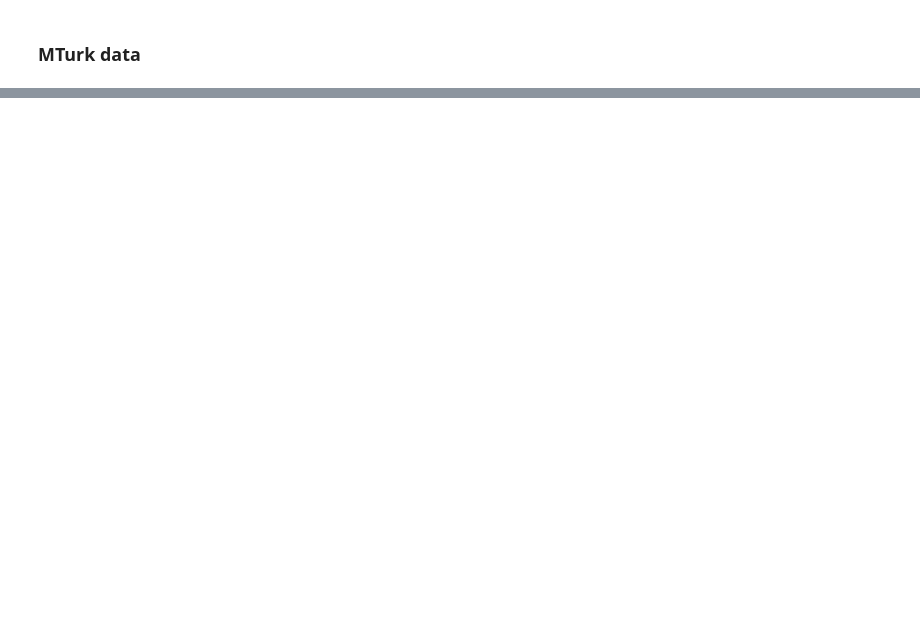
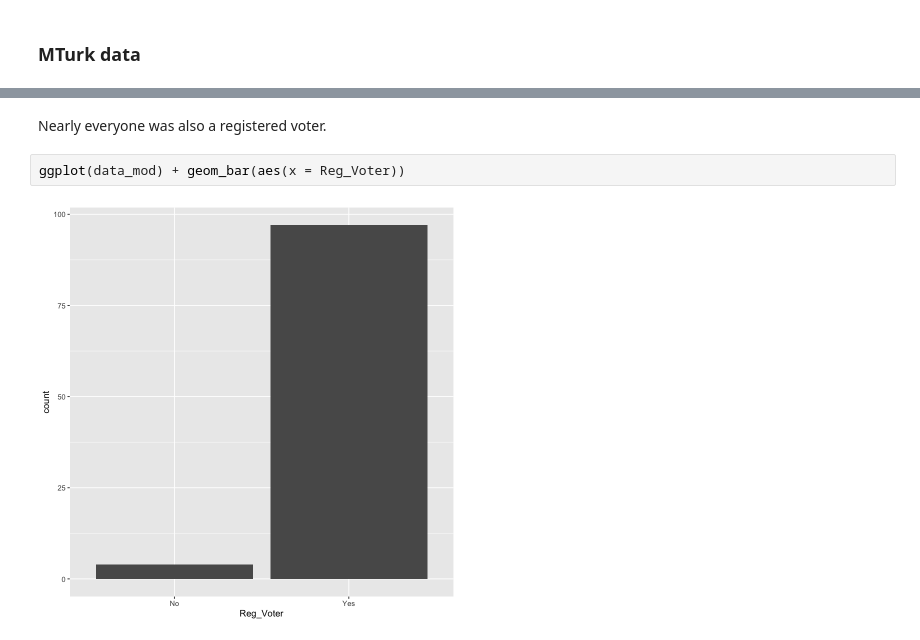
Before and after one commit to suhasgupta791/W241-red-flagging-fake-news, a Jupyter notebook: Project_R_Notebook.ipynb, the cells around one changed output, grey strips where cells are left out. Saved outputs shown, nothing was run; the diff lists cells and outputs as text; blank space fills up the shorter version.

```diff
--- a/Project_R_Notebook.ipynb
+++ b/Project_R_Notebook.ipynb
@@ -400,0 +565,6 @@ A data.table: 6 × 30
+# %% [markdown]
+Nearly everyone was also a registered voter.
+# %%
+ggplot(data_mod) + geom_bar(aes(x = Reg_Voter))
+# %% [output]
+[figure, added]
```
Also changed, not shown: parts of 37 cells of this notebook.
